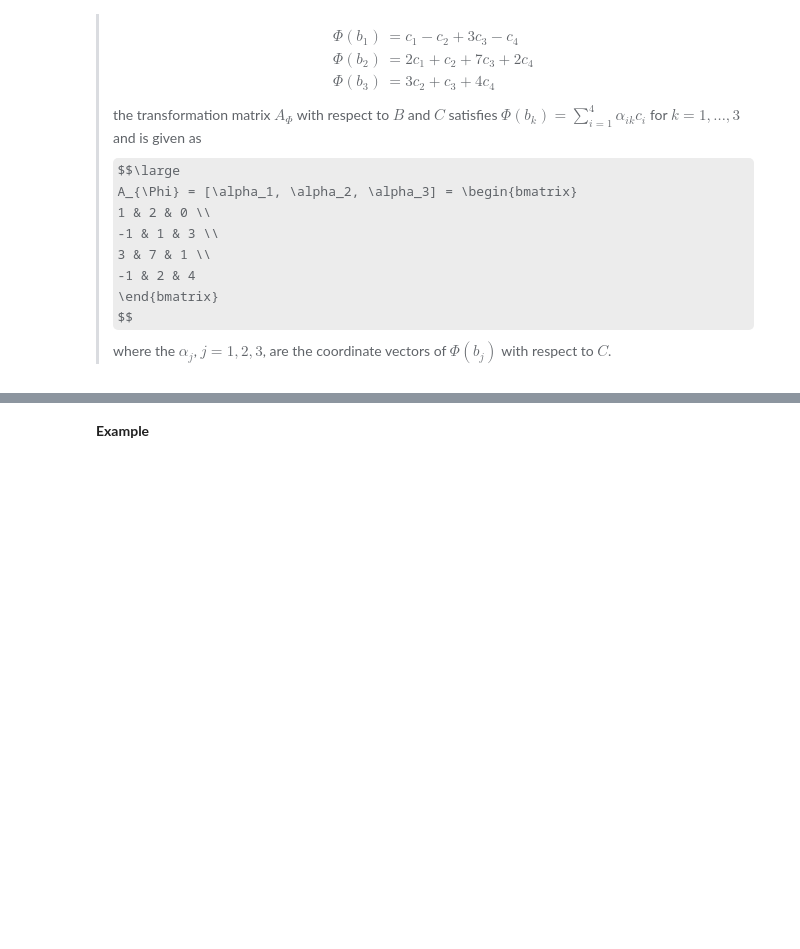
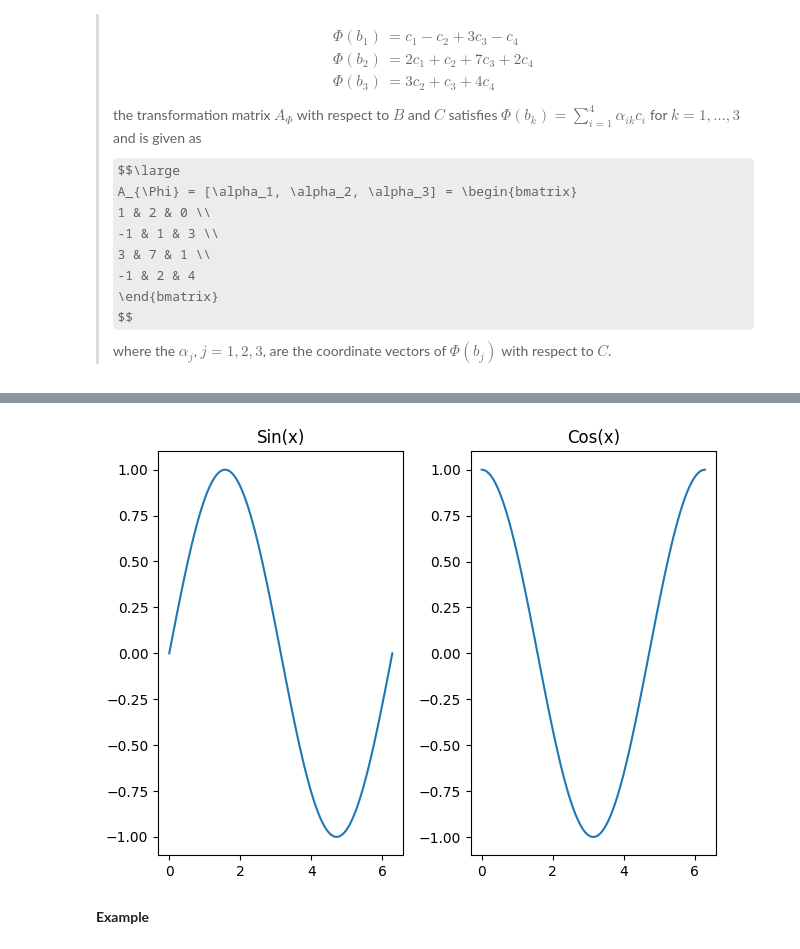
Before and after one commit to lorenzo-arcioni/MachineLearning-training, a Jupyter notebook: Linear Algebra/linear_algebra.ipynb, the cells around one changed output, grey strips where cells are left out. Drawn from its saved outputs; the diff is of its cells as text; code cells hidden in the pictures; some formulas as TeX source; blank space fills up the shorter version.

```diff
--- a/Linear Algebra/linear_algebra.ipynb
+++ b/Linear Algebra/linear_algebra.ipynb
@@ -1261,2 +1325,27 @@ ordered basis in $W$.
+# %%
+import matplotlib.pyplot as plt
+import numpy as np
+
+# Generate some example data
+x = np.linspace(0, 2 * np.pi, 100)
+y1 = np.sin(x)
+y2 = np.cos(x)
+
+# Create a 1x2 subplot grid
+plt.subplot(1, 2, 1)  # 1 row, 2 columns, subplot 1
+plt.plot(x, y1)
+plt.title('Sin(x)')
+
+plt.subplot(1, 2, 2)  # 1 row, 2 columns, subplot 2
+plt.plot(x, y2)
+plt.title('Cos(x)')
+
+# Adjust layout to prevent overlap of titles
+plt.tight_layout()
+
+# Show the plots
+plt.show()
+# %% [output]
+[figure, added]
 # %% [markdown]
 **Example**
```
Also changed, not shown: parts of 2 cells of this notebook.
